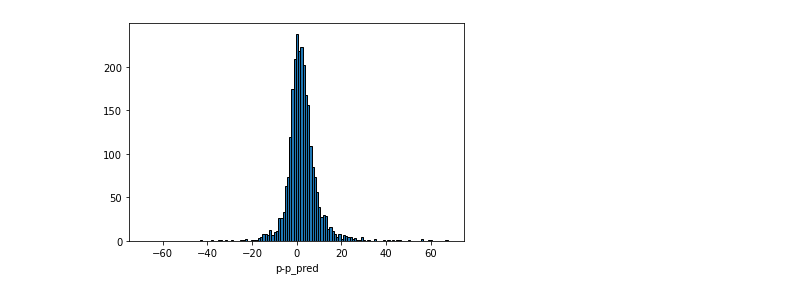
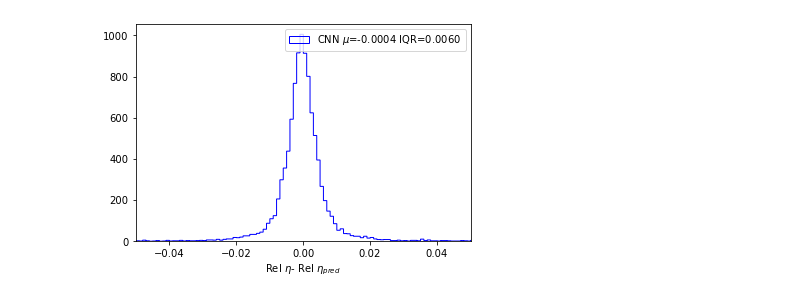
Before and after one commit to lucasrussell01/DeepPi, a Jupyter notebook: Evaluation/notebooks/plot_kinematic_err.ipynb, the cells around one changed output. Drawn from its saved outputs; the diff is of its cells as text; code cells hidden in the pictures.

```diff
--- a/Evaluation/notebooks/plot_kinematic_err.ipynb
+++ b/Evaluation/notebooks/plot_kinematic_err.ipynb
@@ -11,3 +6,23 @@ plotter = error_plotter(expID, runID)
+# %%
+expID = "8"
+runID = "de1bab4b3ee94495956c4d6bc3181387" # 5epoch k1k1
+
+expID = "18"
+runID = "aaa3d69a8c094222bdf0f711da1f4a3a" # MAE with HPS
+runID = "35afcd416fa145ae98fadfde5a7bead7" # MAE without HPS
+# runID = "0b6ca382a559444ab3f1eec670264dc3" # MAE*max with HPS
+# runID = "22daef25916947f8b03d0322f35b5e77" # MAE*max w/out HPS
+runID = "61fc06d17a7d43d0979b537821dc4ac7" #MAE/max w/oiut HPS
+runID = "b34a88eeacb84558a3d3e6b53ecd1502" # MAE/max woth HPS # BEST SO FAR
+# # runID = "28796f2c8eef4d8bac398f42b98be20d" # MAE batch size 250
+# runID = "2246e1e3ac654e8888128d24148ce567" # MAE batch 250 + HPS
+# # runID = "8231835e9116423aa07af9f8cc579bcd" # MSE batch 250 + HPS
+# runID = "452982bc62904f08a2bea65faf3252f7" # MAE batch 250 + HPS + 200 veto
+
+expID = "20"
+runID = "bae17979b5c64b4590a3c6bb3d3e3116"
+runID = "625bad1a8a504ce8aa3ab9e51b6cbc66" # eta-phi HUber loss
+plotter = error_plotter(expID, runID)
 # %%
 plotter.compare_momentum()
 # %% [output]
@@ -27,4 +70,4 @@ plotter.compare_phi()
 # %%
-plotter.plot_momentum()
+plotter.plot_releta()
 # %% [output]
-[figure, old version]
+[figure, new version]
```
Also changed, not shown: parts of 13 cells of this notebook, 12 other files.
